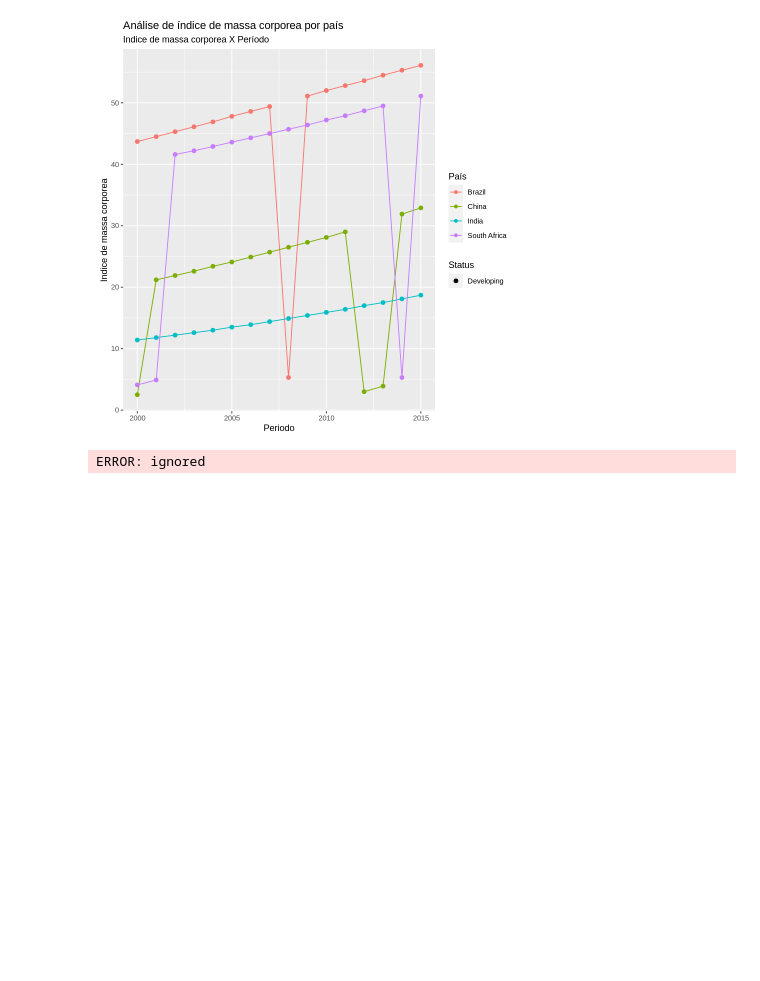
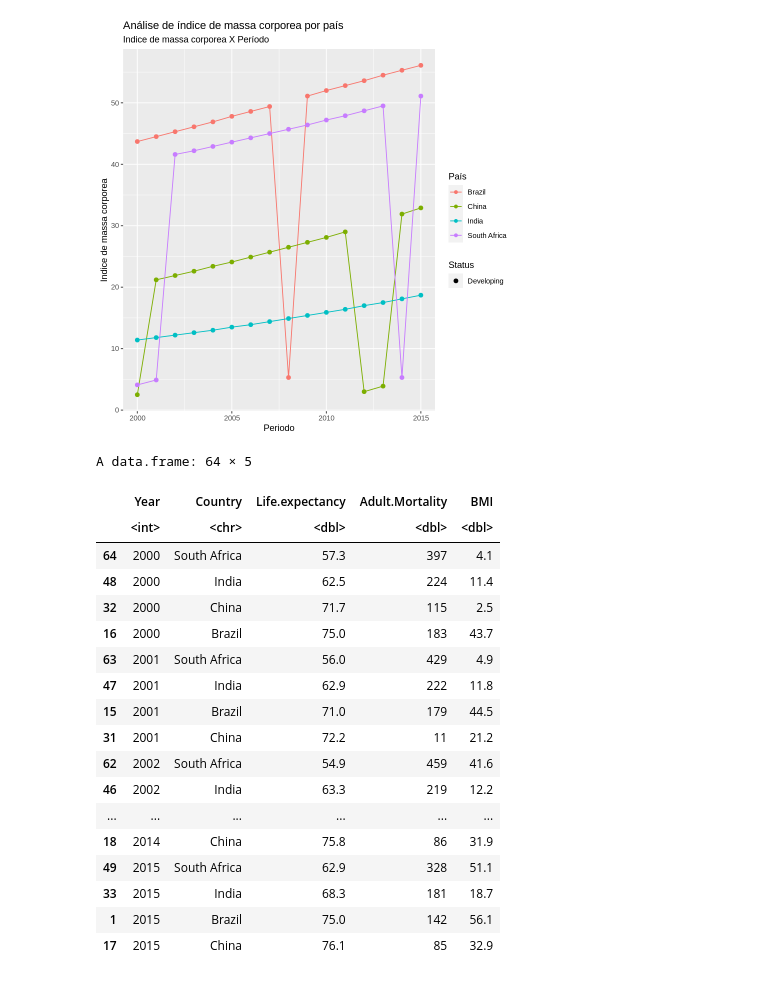
Before and after one commit to vilmarprado/mack_ling_prog_cie_dados, a Jupyter notebook: LP_T7.ipynb, the cells around one changed output. Saved outputs shown, nothing was run; the diff lists cells and outputs as text; code cells hidden in the pictures; blank space fills up the shorter version.

```diff
--- a/LP_T7.ipynb
+++ b/LP_T7.ipynb
@@ -274,6 +274,26 @@ Warning message:
 “Using size for a discrete variable is not advised.”
 [figure]
 # %%
-df_paises%>%select(Year, Country, Life.expectancy, Adult.Mortality )%>%order_by(Year,Country)
+df_pais<-df_paises%>%
+  select(Year, Country, Life.expectancy, Adult.Mortality,BMI)
+df_pais[order(df_pais$Year,df_pais$Life.expectancy),]
 # %% [output]
-ERROR: ignored
+A data.frame: 64 × 5
+|  | Year | Country | Life.expectancy | Adult.Mortality | BMI |
+|  | <int> | <chr> | <dbl> | <dbl> | <dbl> |
+| 64 | 2000 | South Africa | 57.3 | 397 | 4.1 |
+| 48 | 2000 | India | 62.5 | 224 | 11.4 |
+| 32 | 2000 | China | 71.7 | 115 | 2.5 |
+| 16 | 2000 | Brazil | 75.0 | 183 | 43.7 |
+| 63 | 2001 | South Africa | 56.0 | 429 | 4.9 |
+| 47 | 2001 | India | 62.9 | 222 | 11.8 |
+| 15 | 2001 | Brazil | 71.0 | 179 | 44.5 |
+| 31 | 2001 | China | 72.2 | 11 | 21.2 |
+| 62 | 2002 | South Africa | 54.9 | 459 | 41.6 |
+| 46 | 2002 | India | 63.3 | 219 | 12.2 |
+| ... | ... | ... | ... | ... | ... |
+| 18 | 2014 | China | 75.8 | 86 | 31.9 |
+| 49 | 2015 | South Africa | 62.9 | 328 | 51.1 |
+| 33 | 2015 | India | 68.3 | 181 | 18.7 |
+| 1 | 2015 | Brazil | 75.0 | 142 | 56.1 |
+| 17 | 2015 | China | 76.1 | 85 | 32.9 |
```
